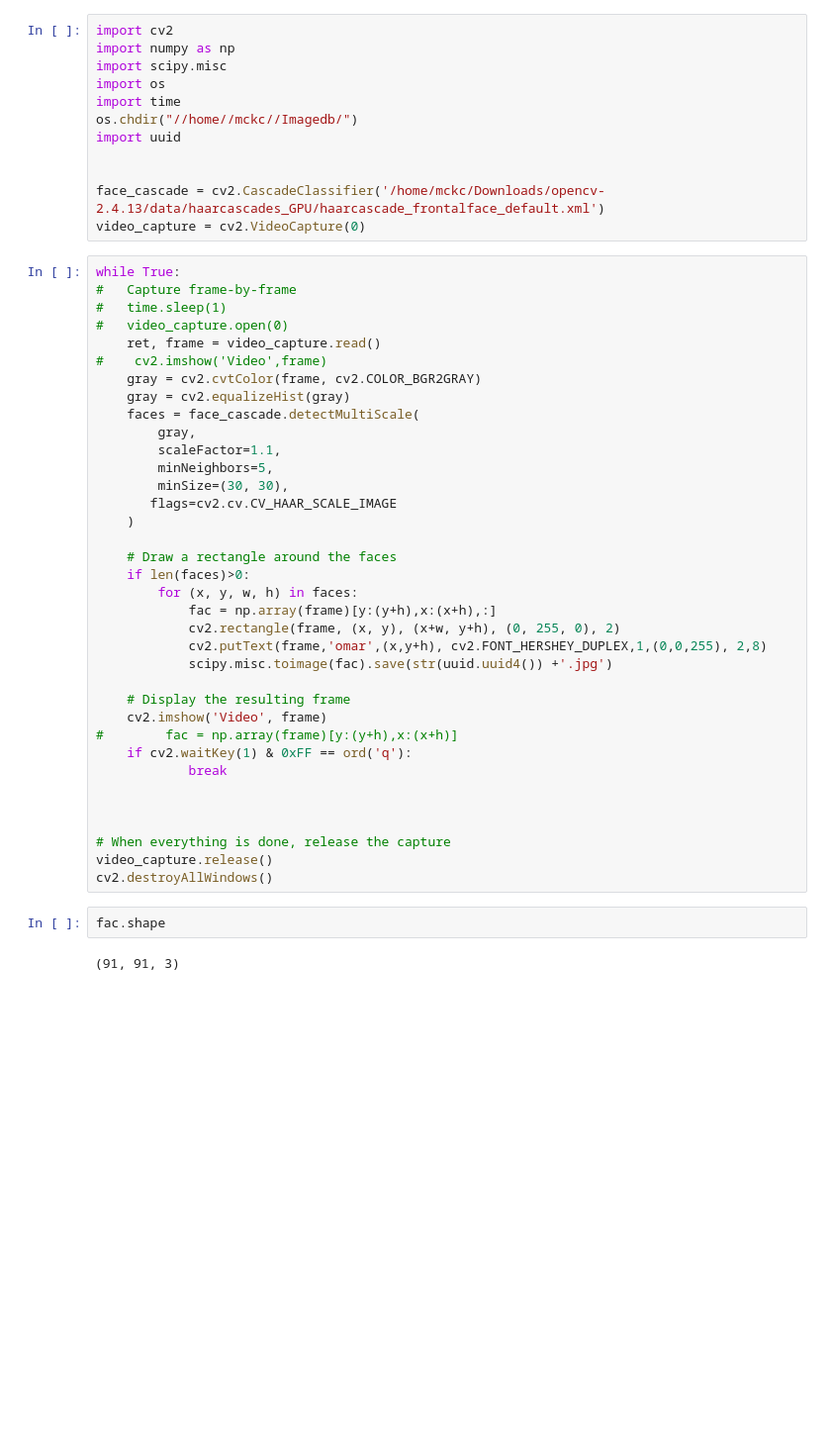
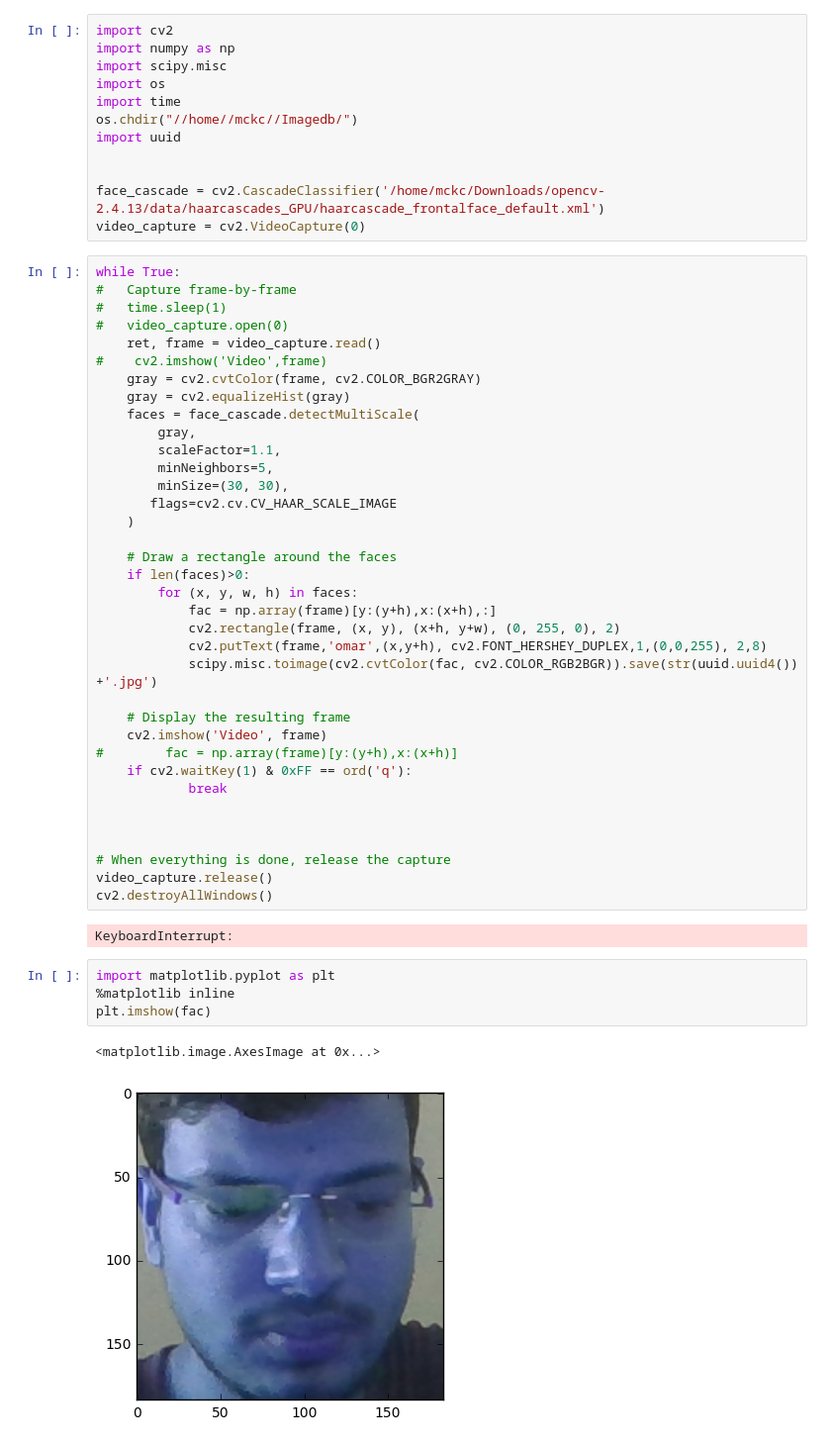
Before and after one commit to mdomarsaleem/face-recognition-raspberrypi, a Jupyter notebook: Image Db CV.ipynb, the cells around one changed output. Shown at 99% size. Saved outputs shown, nothing was run; the diff lists cells and outputs as text; blank space fills up the shorter version.

```diff
--- a/Image Db CV.ipynb
+++ b/Image Db CV.ipynb
@@ -31,9 +31,9 @@ while True:
     if len(faces)>0:
         for (x, y, w, h) in faces:
             fac = np.array(frame)[y:(y+h),x:(x+h),:]
-            cv2.rectangle(frame, (x, y), (x+w, y+h), (0, 255, 0), 2)
+            cv2.rectangle(frame, (x, y), (x+h, y+w), (0, 255, 0), 2)
             cv2.putText(frame,'omar',(x,y+h), cv2.FONT_HERSHEY_DUPLEX,1,(0,0,255), 2,8)
-            scipy.misc.toimage(fac).save(str(uuid.uuid4()) +'.jpg')
+            scipy.misc.toimage(cv2.cvtColor(fac, cv2.COLOR_RGB2BGR)).save(str(uuid.uuid4()) +'.jpg')
 
     # Display the resulting frame
     cv2.imshow('Video', frame)
@@ -46,7 +46,12 @@ while True:
 # When everything is done, release the capture
 video_capture.release()
 cv2.destroyAllWindows()
+# %% [output]
+KeyboardInterrupt:
-# %%
-fac.shape
-# %% [output]
-(91, 91, 3)
+# %%
+import matplotlib.pyplot as plt
+%matplotlib inline
+plt.imshow(fac)
+# %% [output]
+<matplotlib.image.AxesImage at 0x...>
+[figure, added]
```
Also changed, not shown: parts of 1 cell of this notebook, 18 other files.
